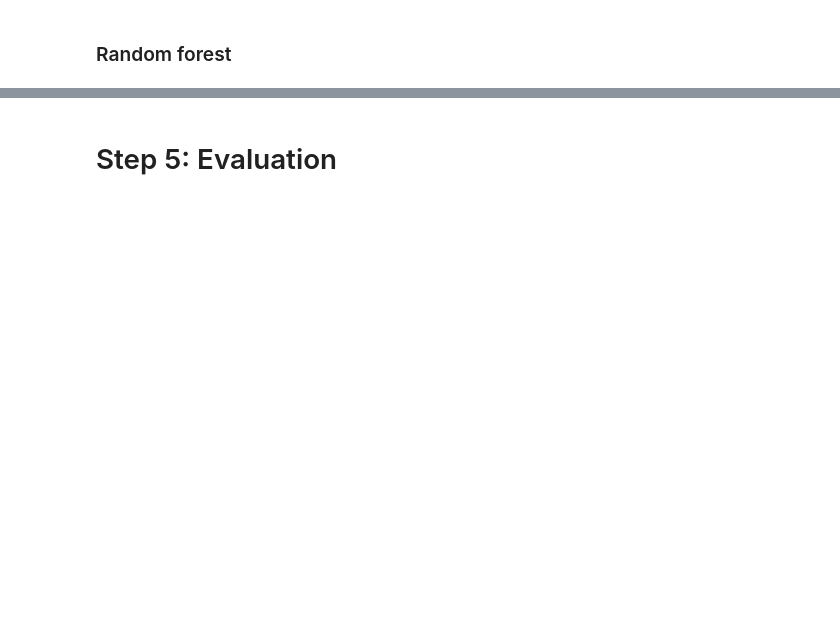
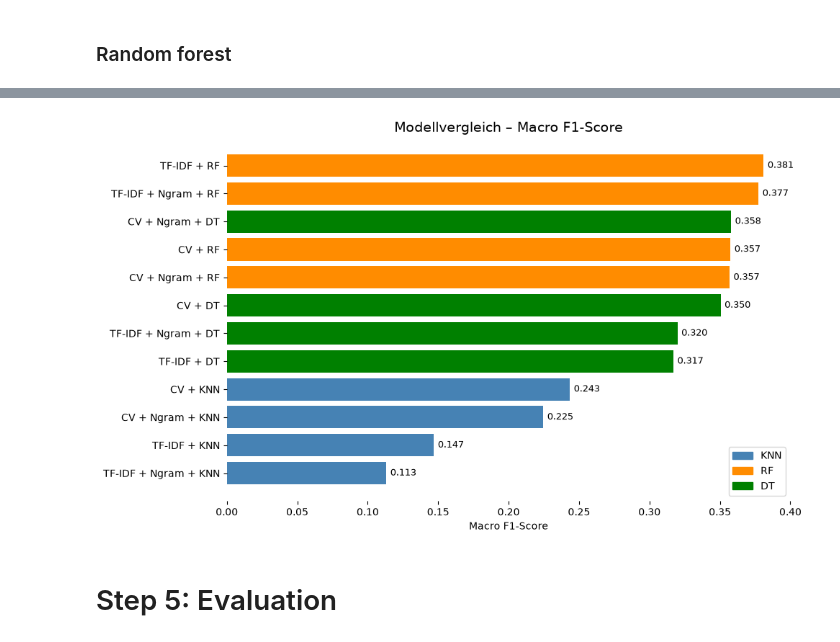
Before and after one commit to Anas2308/Neue_Konzepte_Portfolio, a Jupyter notebook: notebooks/manuel.ipynb, the cells around one changed output, grey strips where cells are left out. Saved outputs shown, nothing was run; the diff lists cells and outputs as text; code cells hidden in the pictures; blank space fills up the shorter version.

Commit message:
Add frist model experiment and comparison

```diff
--- a/notebooks/manuel.ipynb
+++ b/notebooks/manuel.ipynb
@@ -647,0 +873,7 @@ print(classification_report(y_tfidf_test, model_tfidf_rf.predict(X_tfidf_test),
+# %%
+# CV + DT
+
+model_count_dt = DecisionTreeClassifier(class_weight="balanced", min_samples_leaf=3, random_state=42).fit(X_count_train, y_count_train)
+print("=== CountVectorizer + DecisionTree ===")
+print(classification_report(y_count_test, model_count_dt.predict(X_count_test), zero_division=0))
+results["CV + DT"] = f1_score(y_count_test, model_count_dt.predict(X_count_test), average="macro")
@@ -647,0 +893,7 @@ print(classification_report(y_tfidf_test, model_tfidf_rf.predict(X_tfidf_test),
+# %%
+# TF-IDF + DT
+
+model_tfidf_dt = DecisionTreeClassifier(class_weight="balanced", min_samples_leaf=3, random_state=42).fit(X_tfidf_train, y_tfidf_train)
+print("=== TF-IDF + DecisionTree ===")
+print(classification_report(y_tfidf_test, model_tfidf_dt.predict(X_tfidf_test), zero_division=0))
+results["TF-IDF + DT"] = f1_score(y_tfidf_test, model_tfidf_dt.predict(X_tfidf_test), average="macro")
@@ -647,0 +913,7 @@ print(classification_report(y_tfidf_test, model_tfidf_rf.predict(X_tfidf_test),
+# %%
+# CV + Ngram + DT
+
+model_count_ngram_dt = DecisionTreeClassifier(class_weight="balanced", min_samples_leaf=3, random_state=42).fit(X_count_ngram_train, y_count_ngram_train)
+print("=== CountVectorizer + Ngram + DecisionTree ===")
+print(classification_report(y_count_ngram_test, model_count_ngram_dt.predict(X_count_ngram_test), zero_division=0))
+results["CV + Ngram + DT"] = f1_score(y_count_ngram_test, model_count_ngram_dt.predict(X_count_ngram_test), average="macro")
@@ -647,0 +933,7 @@ print(classification_report(y_tfidf_test, model_tfidf_rf.predict(X_tfidf_test),
+# %%
+# TF-IDF + Ngram + DT
+
+model_tfidf_ngram_dt = DecisionTreeClassifier(class_weight="balanced", min_samples_leaf=3, random_state=42).fit(X_tfidf_ngram_train, y_tfidf_ngram_train)
+print("=== TF-IDF + Ngram + DecisionTree ===")
+print(classification_report(y_tfidf_ngram_test, model_tfidf_ngram_dt.predict(X_tfidf_ngram_test), zero_division=0))
+results["TF-IDF + Ngram + DT"] = f1_score(y_tfidf_ngram_test, model_tfidf_ngram_dt.predict(X_tfidf_ngram_test), average="macro")
@@ -648,2 +953,21 @@ print(classification_report(y_tfidf_test, model_tfidf_rf.predict(X_tfidf_test),
+# %%
+results_df = pd.Series(results).sort_values()
+color_map = {"KNN": "steelblue", "RF": "darkorange", "DT": "green"}
+colors = [next(c for k, c in color_map.items() if k in name) for name in results_df.index]
+
+_, ax = plt.subplots(figsize=(10, 6))
+bars = ax.barh(results_df.index, results_df.values, color=colors)
+ax.set_title("Modellvergleich – Macro F1-Score", fontsize=14)
+ax.set_xlabel("Macro F1-Score")
+ax.bar_label(bars, fmt="{:.3f}", padding=4, fontsize=9)
+ax.spines[:].set_visible(False)
+
+from matplotlib.patches import Patch
+ax.legend(handles=[Patch(color=c, label=k) for k, c in color_map.items()], loc="lower right")
+
+plt.tight_layout()
+plt.show()
+# %% [output]
+[figure, added]
 # %% [markdown]
 # Step 5: Evaluation
```
Also changed, not shown: parts of 33 cells of this notebook.
